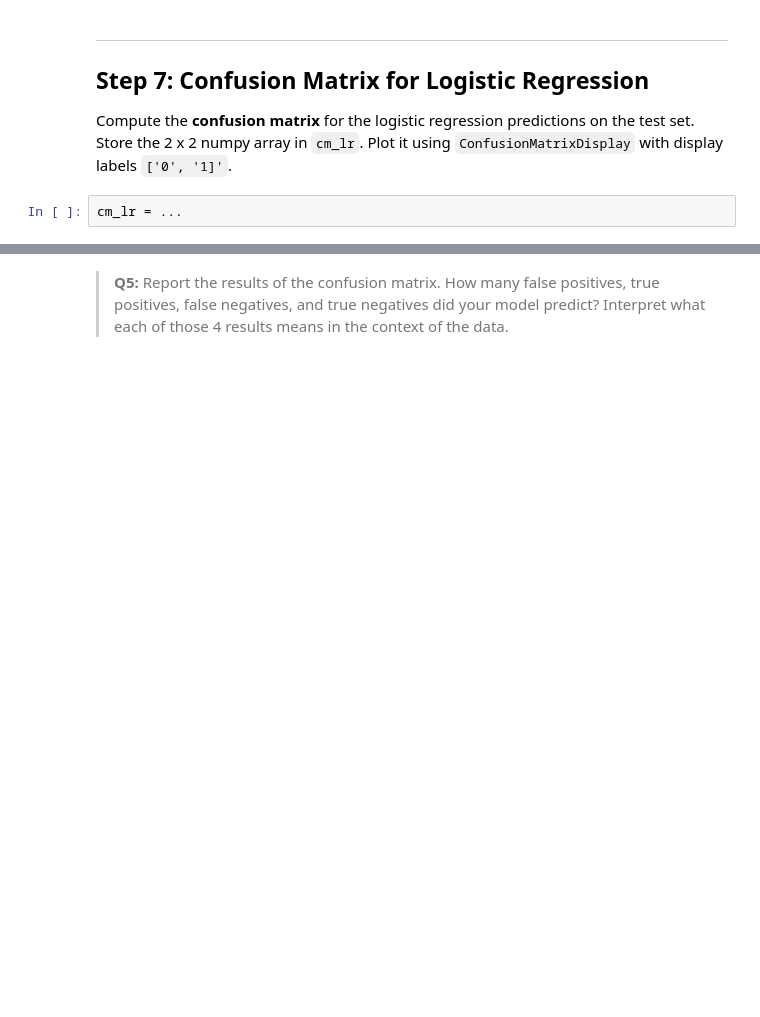
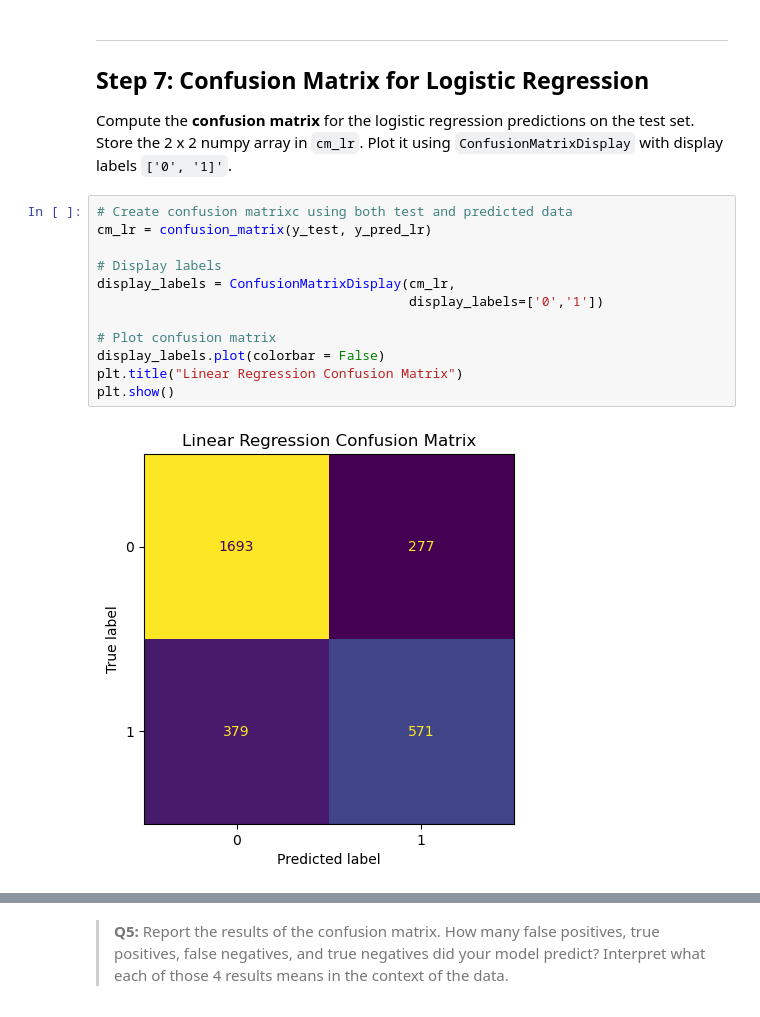
Before and after one commit to Awoo56709/assignment-2, a Jupyter notebook: hw2-task2.ipynb, the cells around one changed output, grey strips where cells are left out. Cells and saved outputs as stored; diff of their text form; blank space fills up the shorter version.

```diff
--- a/hw2-task2.ipynb
+++ b/hw2-task2.ipynb
@@ -336,6 +345,18 @@ _Type your answer here, replacing this text._
 
 Compute the **confusion matrix** for the logistic regression predictions on the test set. Store the 2 x 2 numpy array in `cm_lr`. Plot it using `ConfusionMatrixDisplay` with display labels `['0', '1]'`.
 # %%
-cm_lr = ...
+# Create confusion matrixc using both test and predicted data
+cm_lr = confusion_matrix(y_test, y_pred_lr)
+
+# Display labels
+display_labels = ConfusionMatrixDisplay(cm_lr,
+                                        display_labels=['0','1'])
+
+# Plot confusion matrix
+display_labels.plot(colorbar = False)
+plt.title("Linear Regression Confusion Matrix")
+plt.show()
+# %% [output]
+[figure, added]
 # %%
 grader.check("q11")
```
Also changed, not shown: parts of 10 cells of this notebook.
